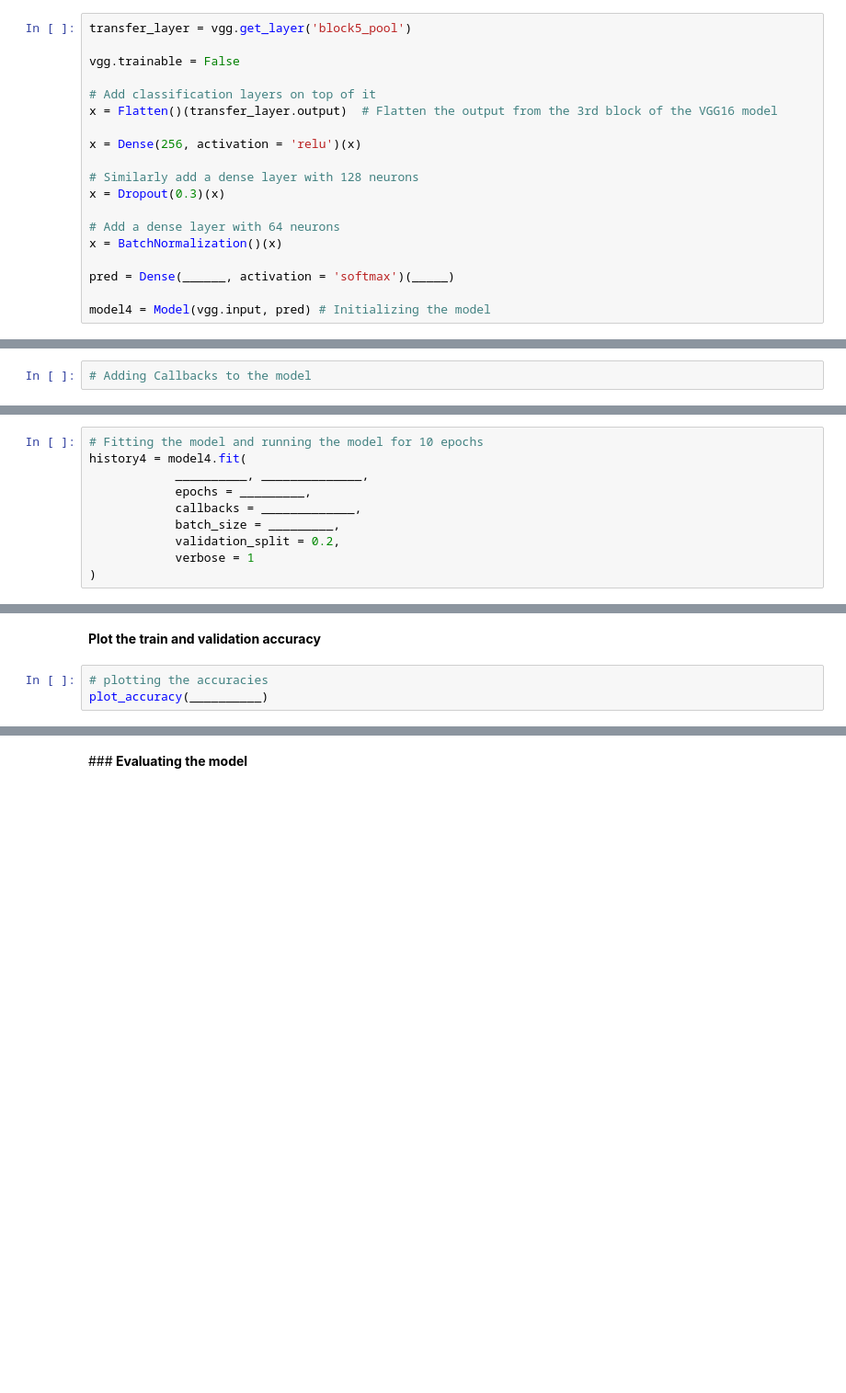
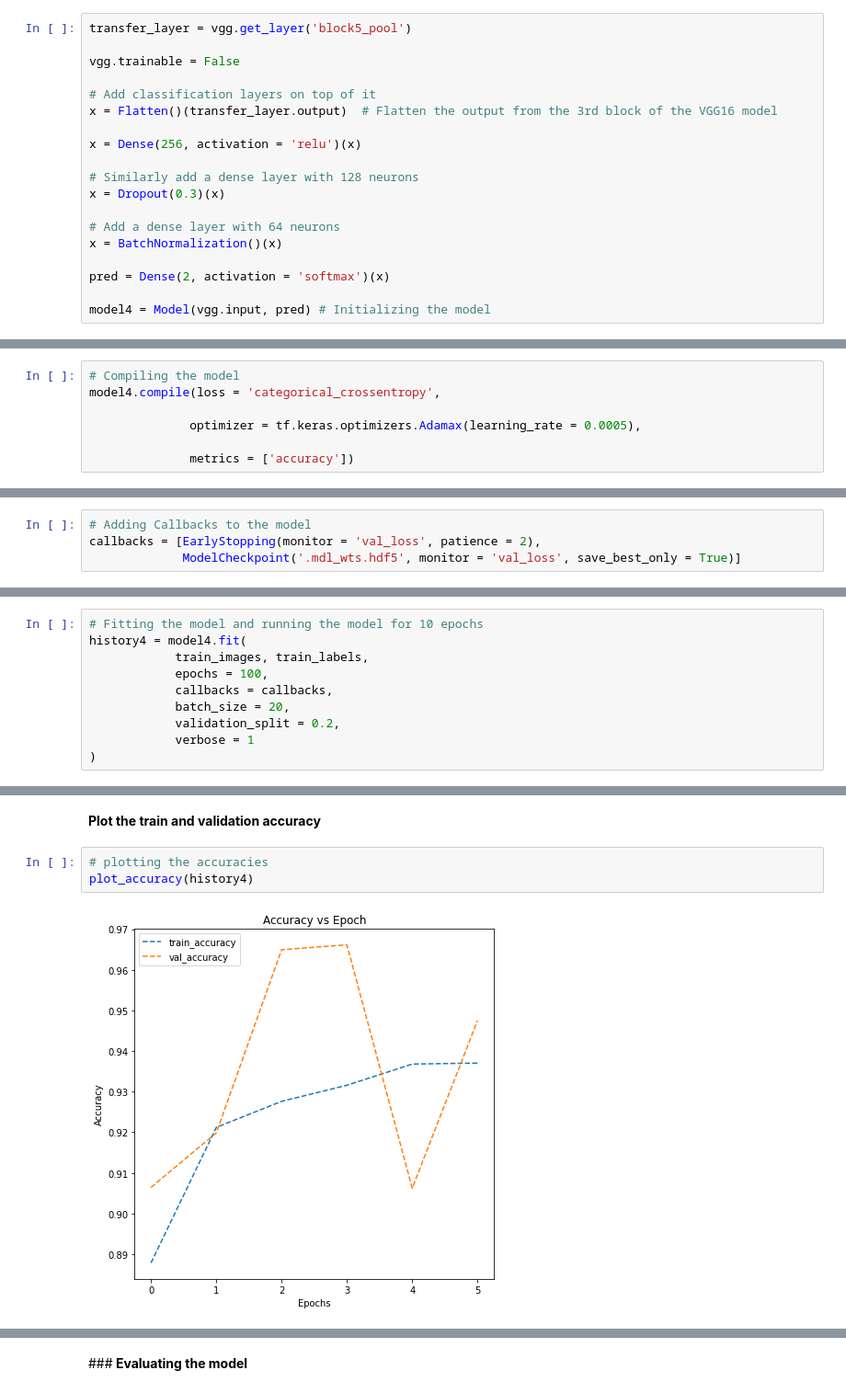
Before and after one commit to sunny722122/capitalstone_Proj_malaria_detection, a Jupyter notebook: Reference_Notebook_Milestone_2_Deep_Learning.ipynb, the cells around one changed output, grey strips where cells are left out. Shown: that part at 92% size. Drawn from its saved outputs; the diff is of its cells as text; blank space fills up the shorter version.

```diff
--- a/Reference_Notebook_Milestone_2_Deep_Learning.ipynb
+++ b/Reference_Notebook_Milestone_2_Deep_Learning.ipynb
@@ -878,7 +945,7 @@ x = Dropout(0.3)(x)
 # Add a dense layer with 64 neurons
 x = BatchNormalization()(x)
 
-pred = Dense(______, activation = 'softmax')(_____)
+pred = Dense(2, activation = 'softmax')(x)
 
 model4 = Model(vgg.input, pred) # Initializing the model
 # %% [markdown]
@@ -888,16 +953,25 @@ model4 = Model(vgg.input, pred) # Initializing the model
+# %%
+# Compiling the model
+model4.compile(loss = 'categorical_crossentropy',
+
+              optimizer = tf.keras.optimizers.Adamax(learning_rate = 0.0005),
+
+              metrics = ['accuracy'])
 # %% [markdown]
 <b> using callbacks
 # %%
 # Adding Callbacks to the model
+callbacks = [EarlyStopping(monitor = 'val_loss', patience = 2),
+             ModelCheckpoint('.mdl_wts.hdf5', monitor = 'val_loss', save_best_only = True)]
 # %% [markdown]
 <b>Fit and Train the model
 # %%
 # Fitting the model and running the model for 10 epochs
 history4 = model4.fit(
-            __________, ______________,
-            epochs = _________,
-            callbacks = _____________,
-            batch_size = _________,
+            train_images, train_labels,
+            epochs = 100,
+            callbacks = callbacks,
+            batch_size = 20,
             validation_split = 0.2,
             verbose = 1
 )
@@ -905,5 +992,7 @@ history4 = model4.fit(
 <b>Plot the train and validation accuracy
 # %%
 # plotting the accuracies
-plot_accuracy(__________)
+plot_accuracy(history4)
+# %% [output]
+[figure, added]
 # %% [markdown]
```
Also changed, not shown: parts of 18 cells of this notebook.
